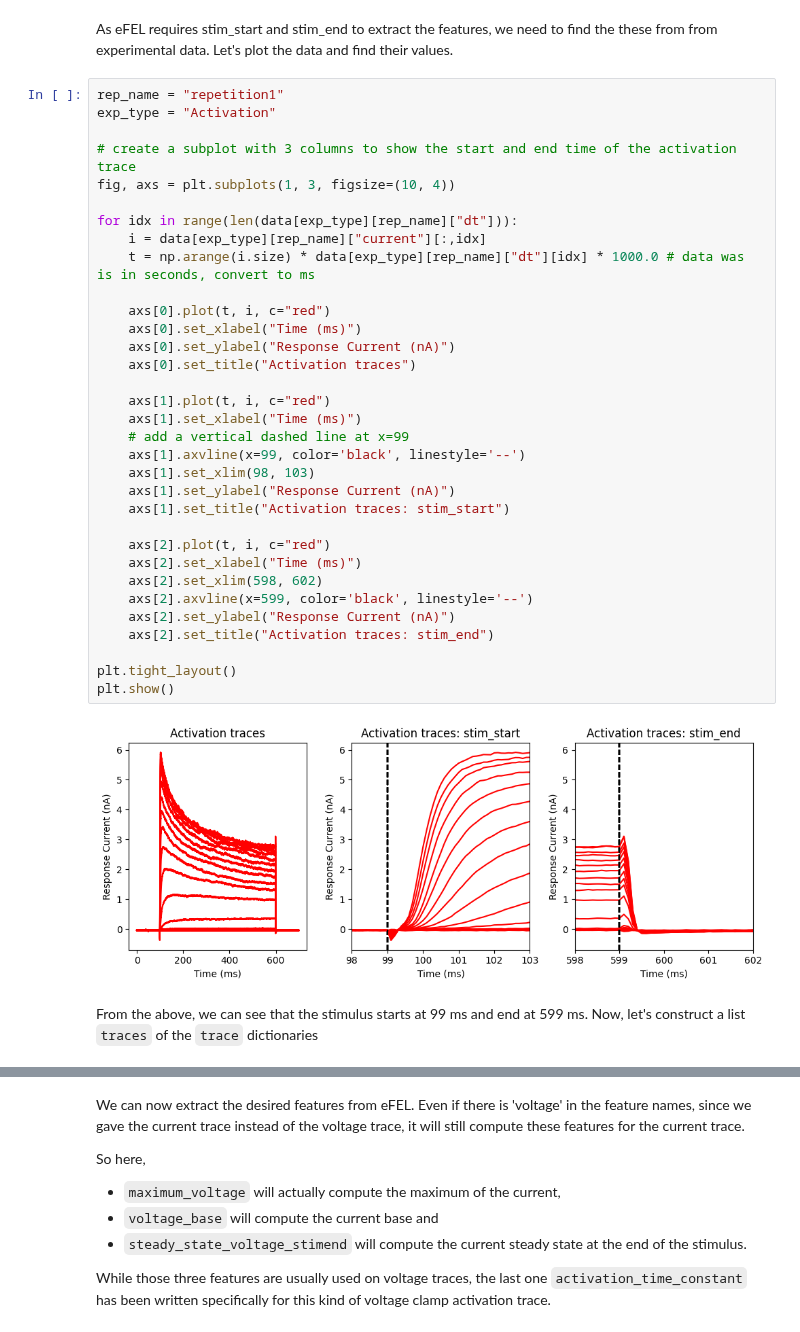
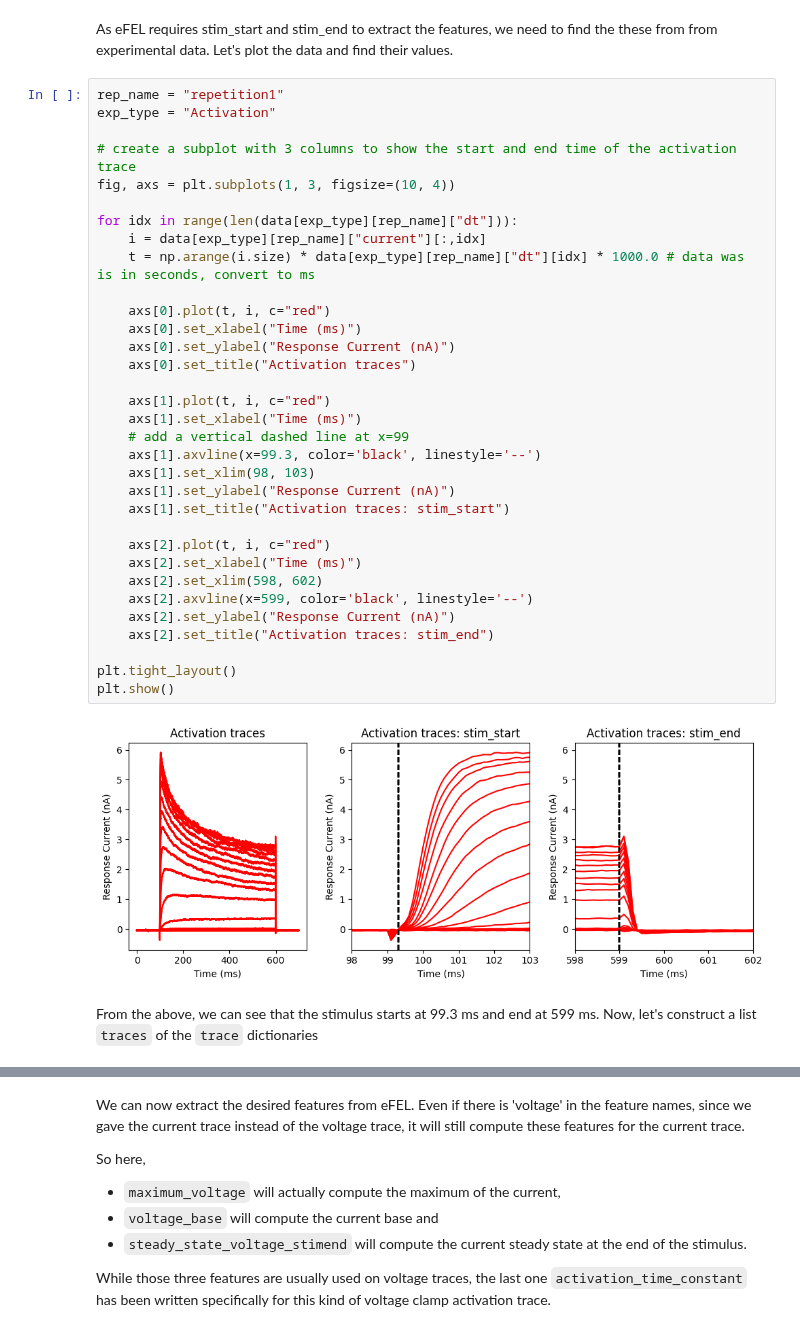
Before and after one commit to openbraininstitute/obi_platform_analysis_notebooks, a Jupyter notebook: Cellular/efeature_extraction/voltage_clamp_ephys_extraction/analysis_notebook.ipynb, the cells around one changed output, grey strips where cells are left out. Drawn from its saved outputs; the diff is of its cells as text.

```diff
--- a/Cellular/efeature_extraction/voltage_clamp_ephys_extraction/analysis_notebook.ipynb
+++ b/Cellular/efeature_extraction/voltage_clamp_ephys_extraction/analysis_notebook.ipynb
@@ -66,37 +66,37 @@ exp_type = "Activation"
 
 # create a subplot with 3 columns to show the start and end time of the activation trace
 fig, axs = plt.subplots(1, 3, figsize=(10, 4))
 
 for idx in range(len(data[exp_type][rep_name]["dt"])):
     i = data[exp_type][rep_name]["current"][:,idx]
     t = np.arange(i.size) * data[exp_type][rep_name]["dt"][idx] * 1000.0 # data was is in seconds, convert to ms
 
     axs[0].plot(t, i, c="red")
     axs[0].set_xlabel("Time (ms)")
     axs[0].set_ylabel("Response Current (nA)")
     axs[0].set_title("Activation traces")
 
     axs[1].plot(t, i, c="red")
     axs[1].set_xlabel("Time (ms)")
     # add a vertical dashed line at x=99
-    axs[1].axvline(x=99, color='black', linestyle='--')
+    axs[1].axvline(x=99.3, color='black', linestyle='--')
     axs[1].set_xlim(98, 103)
     axs[1].set_ylabel("Response Current (nA)")
     axs[1].set_title("Activation traces: stim_start")
 
     axs[2].plot(t, i, c="red")
     axs[2].set_xlabel("Time (ms)")
     axs[2].set_xlim(598, 602)
     axs[2].axvline(x=599, color='black', linestyle='--')
     axs[2].set_ylabel("Response Current (nA)")
     axs[2].set_title("Activation traces: stim_end")
 
 plt.tight_layout()
 plt.show()
 # %% [output]
-[figure, old version]
+[figure, new version]
 # %% [markdown]
-From the above, we can see that the stimulus starts at 99 ms and end at 599 ms. Now, let's construct a list `traces` of the `trace` dictionaries
+From the above, we can see that the stimulus starts at 99.3 ms and end at 599 ms. Now, let's construct a list `traces` of the `trace` dictionaries
 # %%
 traces = []
 rep_name = "repetition1"
```
Also changed, not shown: parts of 13 cells of this notebook, 3 other files.
